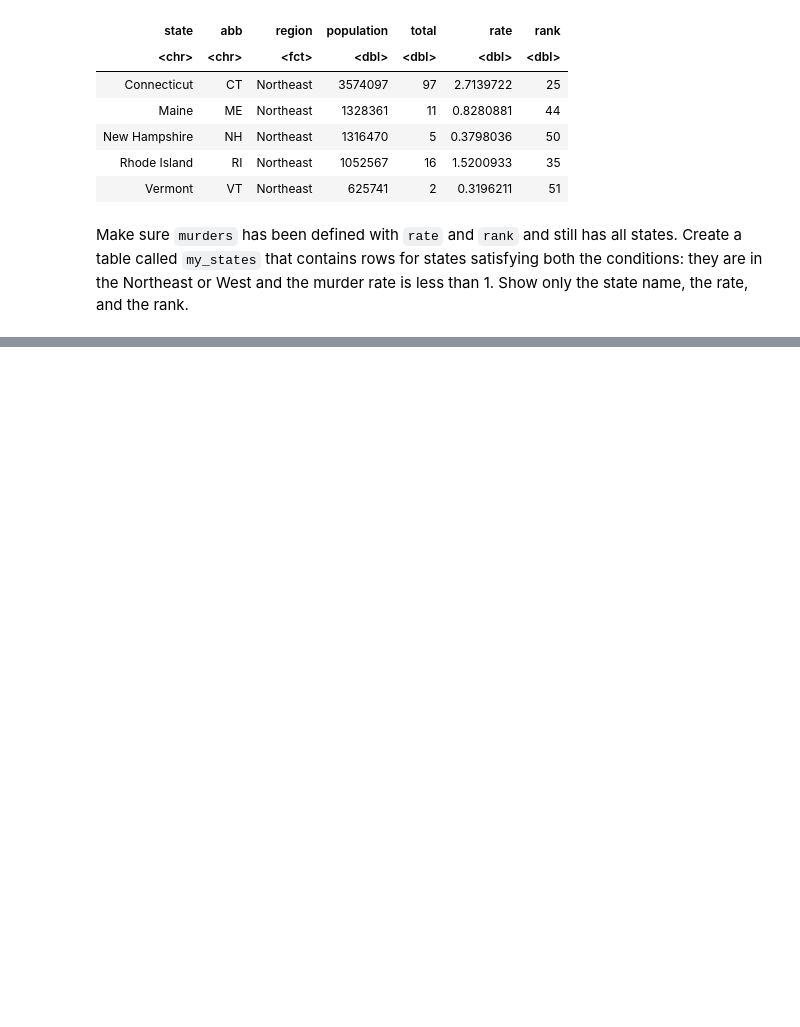
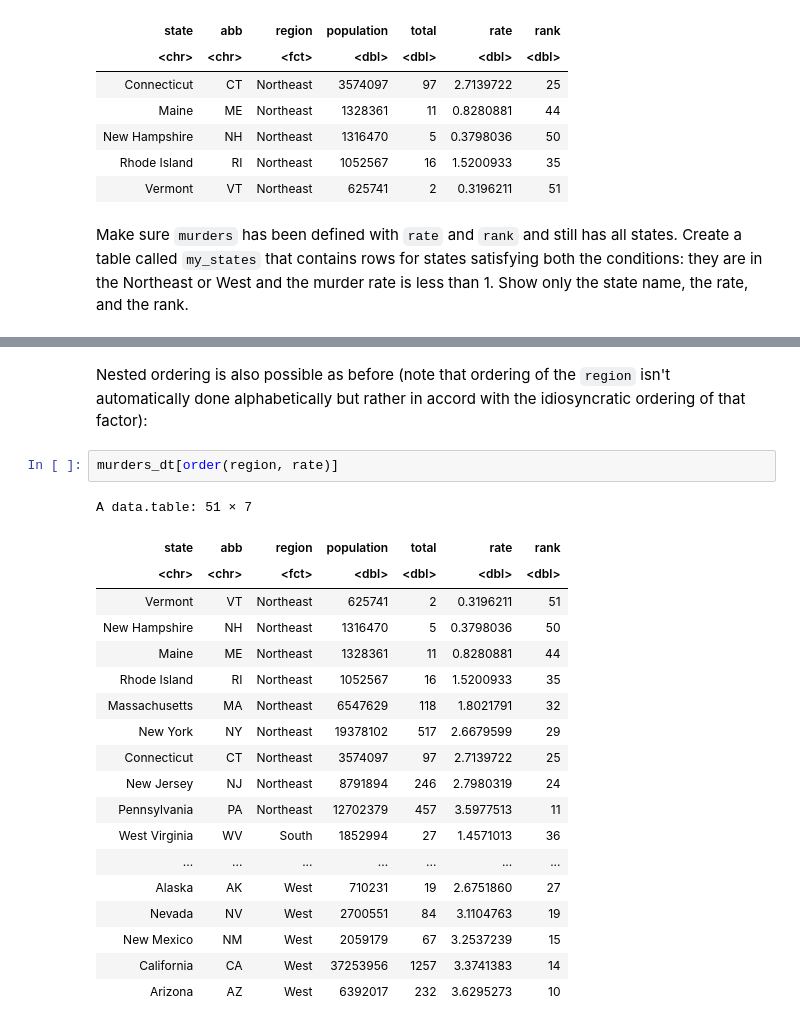
Before and after one commit to readyready15728/data-wrangling-and-visualization-with-r, a Jupyter notebook: 05_data.table/05_data.table.ipynb, the cells around one changed output, grey strips where cells are left out. Cells and saved outputs as stored; diff of their text form; blank space fills up the shorter version.

```diff
--- a/05_data.table/05_data.table.ipynb
+++ b/05_data.table/05_data.table.ipynb
@@ -425,0 +597,24 @@ my_states <- murders_dt[region %in% c('Northeast', 'West') & rate <= 1]
+# %% [markdown]
+Nested ordering is also possible as before (note that ordering of the `region` isn't automatically done alphabetically but rather in accord with the idiosyncratic ordering of that factor):
+# %%
+murders_dt[order(region, rate)]
+# %% [output]
+A data.table: 51 × 7
+| state | abb | region | population | total | rate | rank |
+| <chr> | <chr> | <fct> | <dbl> | <dbl> | <dbl> | <dbl> |
+| Vermont | VT | Northeast | 625741 | 2 | 0.3196211 | 51 |
+| New Hampshire | NH | Northeast | 1316470 | 5 | 0.3798036 | 50 |
+| Maine | ME | Northeast | 1328361 | 11 | 0.8280881 | 44 |
+| Rhode Island | RI | Northeast | 1052567 | 16 | 1.5200933 | 35 |
+| Massachusetts | MA | Northeast | 6547629 | 118 | 1.8021791 | 32 |
+| New York | NY | Northeast | 19378102 | 517 | 2.6679599 | 29 |
+| Connecticut | CT | Northeast | 3574097 | 97 | 2.7139722 | 25 |
+| New Jersey | NJ | Northeast | 8791894 | 246 | 2.7980319 | 24 |
+| Pennsylvania | PA | Northeast | 12702379 | 457 | 3.5977513 | 11 |
+| West Virginia | WV | South | 1852994 | 27 | 1.4571013 | 36 |
+| ... | ... | ... | ... | ... | ... | ... |
+| Alaska | AK | West | 710231 | 19 | 2.6751860 | 27 |
+| Nevada | NV | West | 2700551 | 84 | 3.1104763 | 19 |
+| New Mexico | NM | West | 2059179 | 67 | 3.2537239 | 15 |
+| California | CA | West | 37253956 | 1257 | 3.3741383 | 14 |
+| Arizona | AZ | West | 6392017 | 232 | 3.6295273 | 10 |
```
Also changed, not shown: parts of 38 cells of this notebook.
